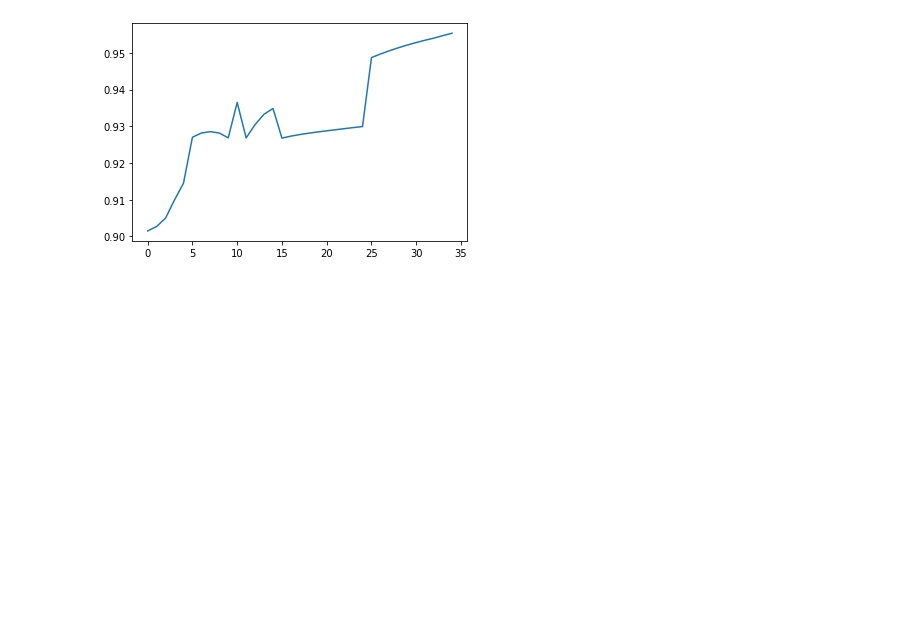
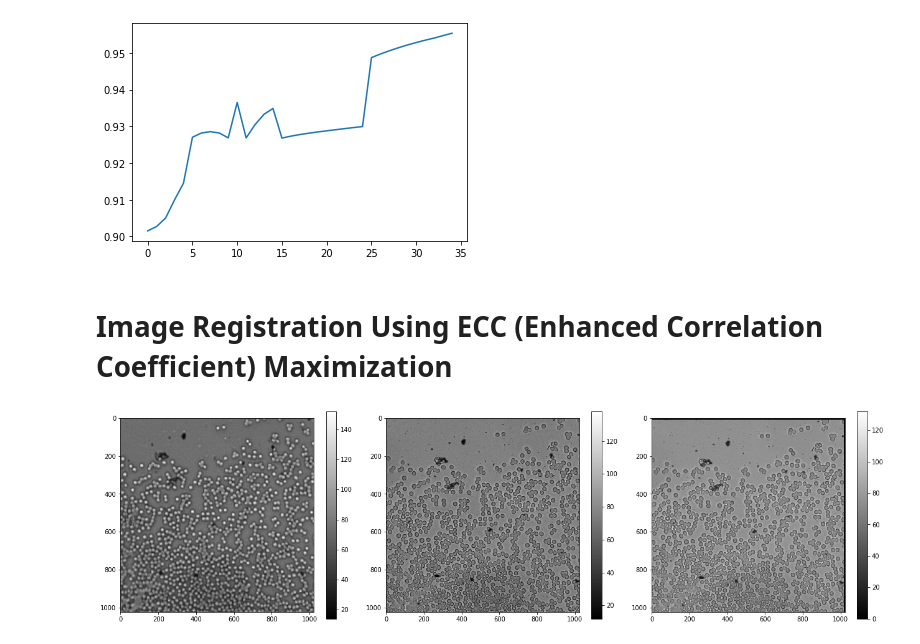
Before and after one commit to yimencc/workspace, a Jupyter notebook: TIE_Simulation/util.ipynb, the cells around one changed output. Cells and saved outputs as stored; diff of their text form; code cells hidden in the pictures; blank space fills up the shorter version.

```diff
--- a/TIE_Simulation/util.ipynb
+++ b/TIE_Simulation/util.ipynb
@@ -106,3 +106,5 @@ plt.plot(corr)
 plt.show()
 # %% [output]
 [figure]
+# %% [markdown]
+# Image Registration Using ECC (Enhanced Correlation Coefficient) Maximization
@@ -108,0 +150,32 @@ plt.show()
+# %%
+# Run the ECC algorithm. The results are stored in warp_matrix.
+(cc, warp_matrix) = cv2.findTransformECC (im1_gray,im3_gray,warp_matrix, warp_mode, criteria, None, 5)
+# %%
+if warp_mode == cv2.MOTION_HOMOGRAPHY :
+    # Use warpPerspective for Homography
+    im3_aligned = cv2.warpPerspective (im3_gray, warp_matrix, (sz[1],sz[0]), flags=cv2.INTER_LINEAR + cv2.WARP_INVERSE_MAP)
+else :
+    # Use warpAffine for Translation, Euclidean and Affine
+    im3_aligned = cv2.warpAffine(im3_gray, warp_matrix, (sz[1],sz[0]), flags=cv2.INTER_LINEAR + cv2.WARP_INVERSE_MAP);
+# %%
+# Show final results
+import matplotlib.pyplot as plt
+%matplotlib inline
+
+idx1 = 1024 - 512
+idx2 = 1024 + 512
+
+plt.figure(figsize=[18, 5])
+plt.subplot(131)
+plt.imshow(im1_gray, cmap="gray")
+plt.colorbar()
+plt.subplot(132)
+plt.imshow(im3_gray, cmap="gray")
+plt.colorbar()
+plt.subplot(133)
+plt.imshow(im3_aligned, cmap="gray")
+plt.colorbar()
+plt.tight_layout()
+plt.show()
+# %% [output]
+[figure, added]
```
Also changed, not shown: parts of 2 cells of this notebook, 1 other file.
